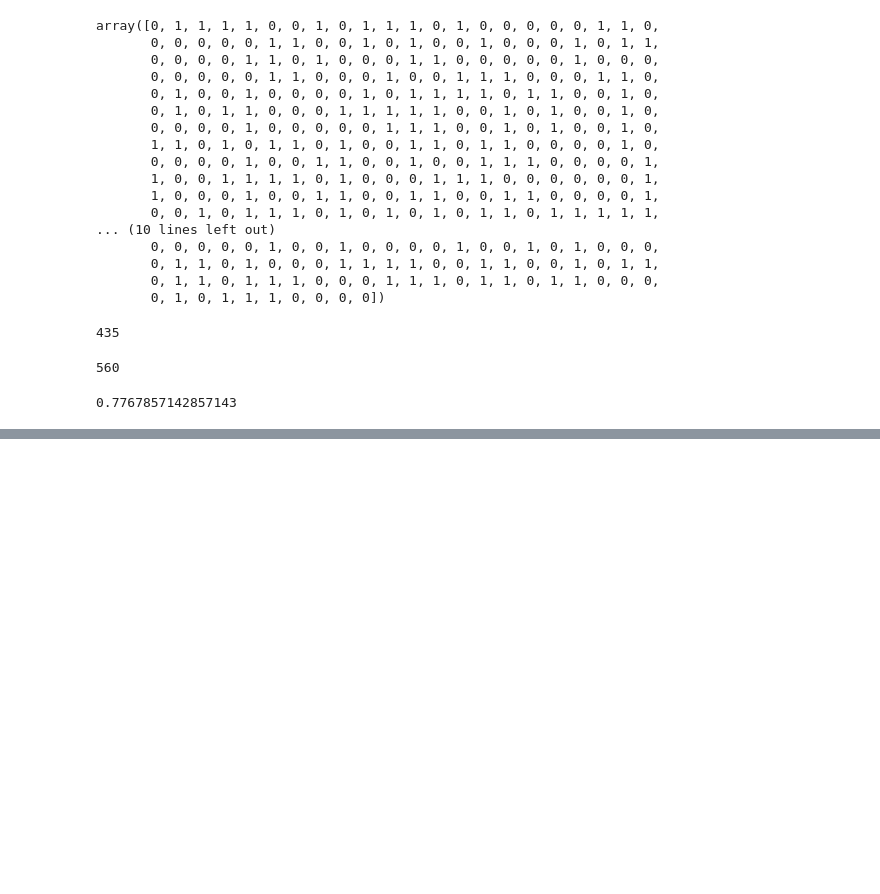
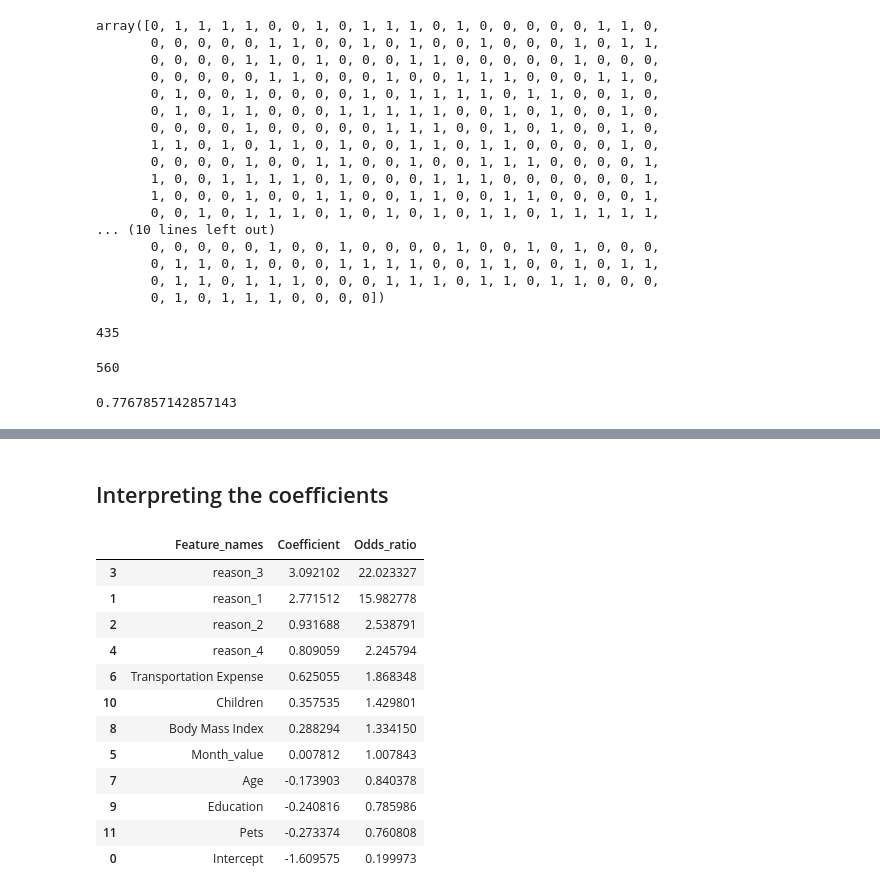
Before and after one commit to vivekkum-ar/Employee-Absenteesim-Case-Study, a Jupyter notebook: Employee-Absenteesim-Case-Study.ipynb, the cells around one changed output, grey strips where cells are left out. Saved outputs shown, nothing was run; the diff lists cells and outputs as text; code cells hidden in the pictures; blank space fills up the shorter version.

Commit message:
Finding the Intercept and Coeffs

```diff
--- a/Employee-Absenteesim-Case-Study.ipynb
+++ b/Employee-Absenteesim-Case-Study.ipynb
@@ -965,0 +1003,3 @@ np.sum(model_outputs == y_train) / model_outputs.shape[0]
+# %%
+summary_table['Coefficient'] = np.transpose(reg.coef_)
+summary_table
@@ -965,0 +1019,3 @@ np.sum(model_outputs == y_train) / model_outputs.shape[0]
+# %%
+summary_table.index = summary_table.index + 1
+summary_table
@@ -965,0 +1035,4 @@ np.sum(model_outputs == y_train) / model_outputs.shape[0]
+# %%
+summary_table.loc[0] = ['Intercept',reg.intercept_[0]]
+summary_table = summary_table.sort_index()
+summary_table
@@ -965,0 +1053,20 @@ np.sum(model_outputs == y_train) / model_outputs.shape[0]
+# %% [markdown]
+## Interpreting the coefficients
+# %%
+summary_table['Odds_ratio'] = np.exp(summary_table.Coefficient)
+# %%
+summary_table.sort_values('Odds_ratio', ascending = False)
+# %% [output]
+|  | Feature_names | Coefficient | Odds_ratio |
+| 3 | reason_3 | 3.092102 | 22.023327 |
+| 1 | reason_1 | 2.771512 | 15.982778 |
+| 2 | reason_2 | 0.931688 | 2.538791 |
+| 4 | reason_4 | 0.809059 | 2.245794 |
+| 6 | Transportation Expense | 0.625055 | 1.868348 |
+| 10 | Children | 0.357535 | 1.429801 |
+| 8 | Body Mass Index | 0.288294 | 1.334150 |
+| 5 | Month_value | 0.007812 | 1.007843 |
+| 7 | Age | -0.173903 | 0.840378 |
+| 9 | Education | -0.240816 | 0.785986 |
+| 11 | Pets | -0.273374 | 0.760808 |
+| 0 | Intercept | -1.609575 | 0.199973 |
```
Also changed, not shown: parts of 10 cells of this notebook.
